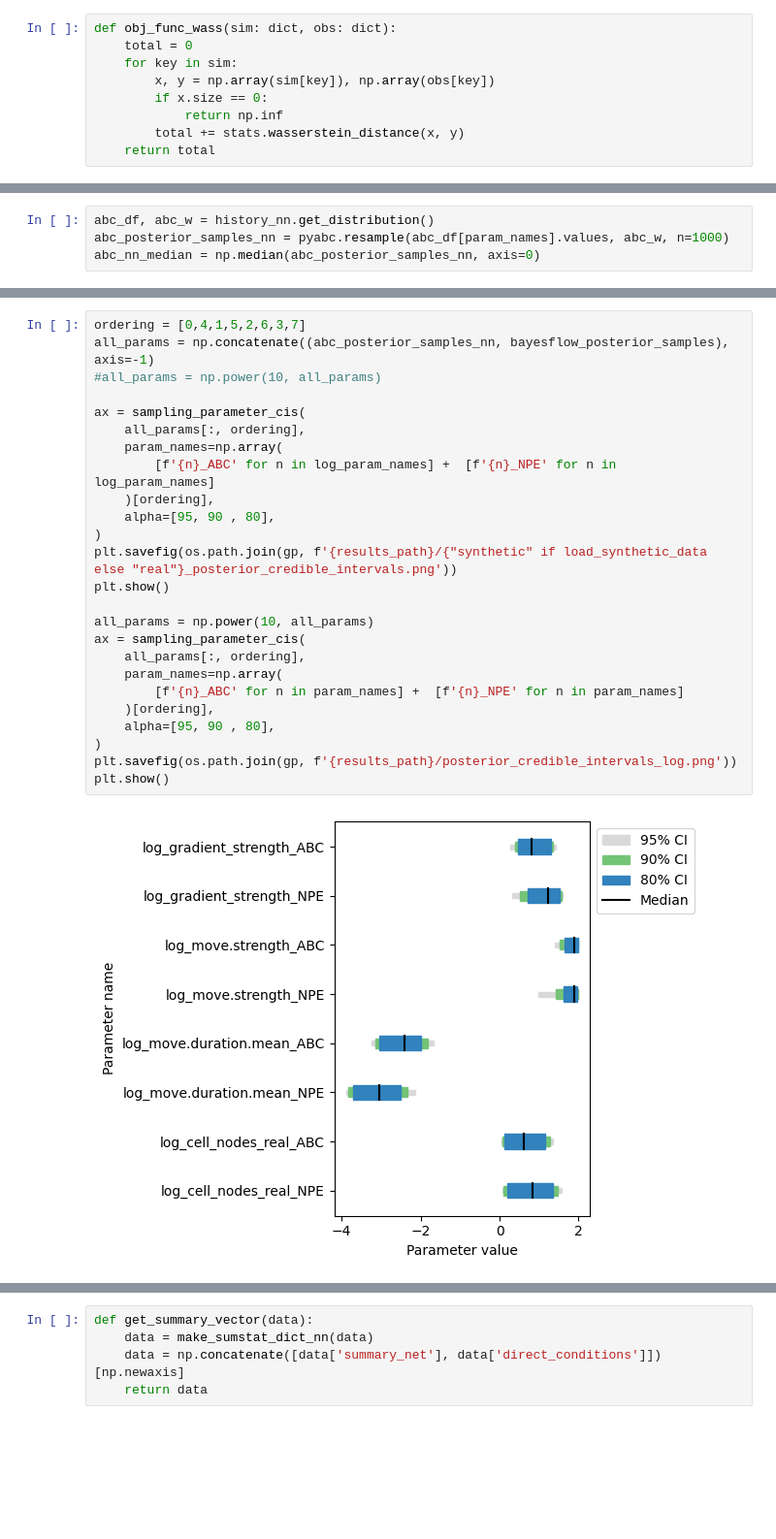
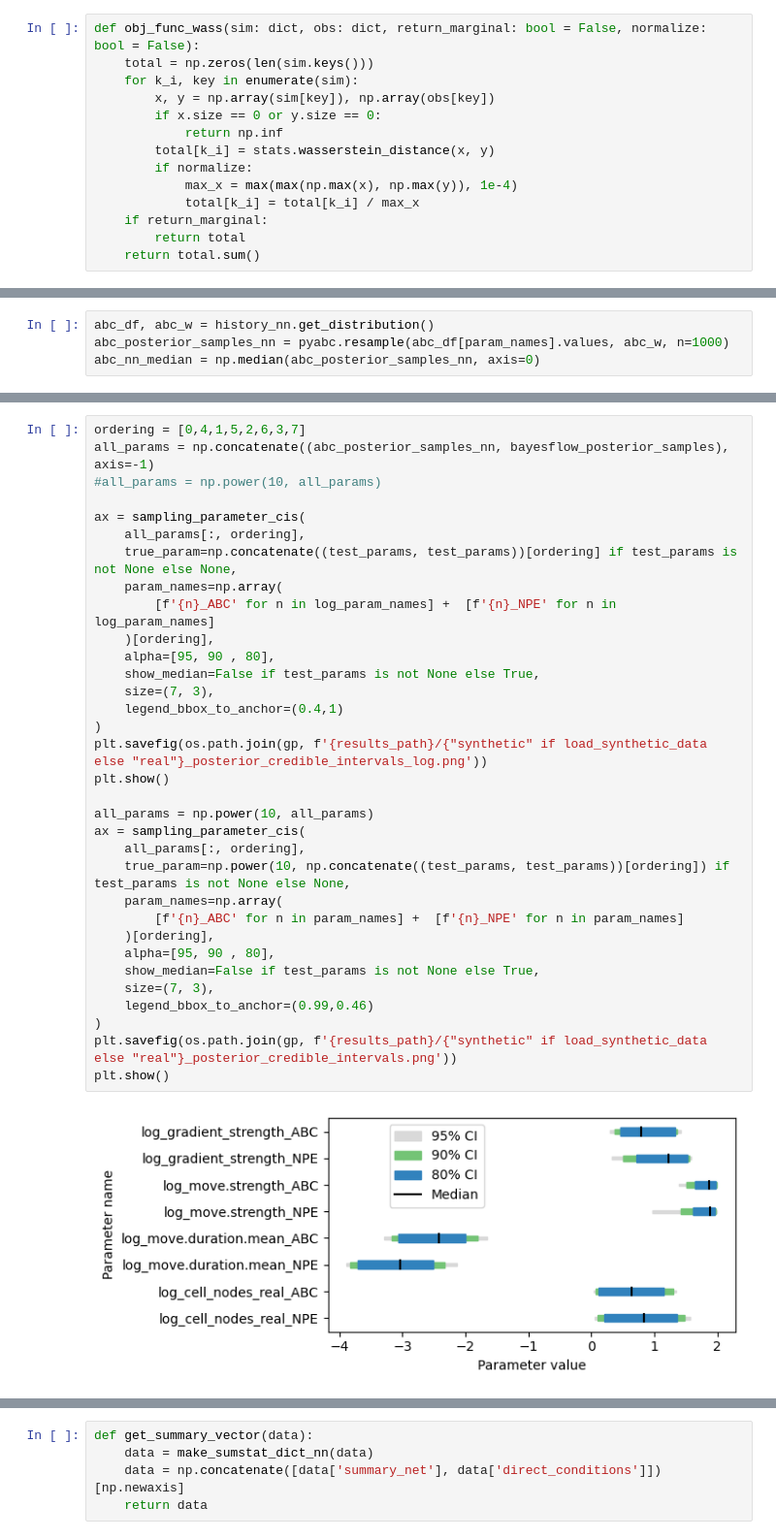
Before and after one commit to arrjon/CellMigration, a Jupyter notebook: synth_data_params_bayesflow/cell_migration_pyabc.ipynb, the cells around one changed output, grey strips where cells are left out. Shown at 97% size. Drawn from its saved outputs; the diff is of its cells as text; blank space fills up the shorter version.

Commit message:
update plots

```diff
--- a/synth_data_params_bayesflow/cell_migration_pyabc.ipynb
+++ b/synth_data_params_bayesflow/cell_migration_pyabc.ipynb
@@ -205,14 +195,19 @@ prior_draws = np.array([list(prior.rvs().values()) for _ in range(1000)])
 # %% [markdown]
 ## ABC with Wasserstein distance
 # %%
-def obj_func_wass(sim: dict, obs: dict):
-    total = 0
-    for key in sim:
+def obj_func_wass(sim: dict, obs: dict, return_marginal: bool = False, normalize: bool = False):
+    total = np.zeros(len(sim.keys()))
+    for k_i, key in enumerate(sim):
         x, y = np.array(sim[key]), np.array(obs[key])
-        if x.size == 0:
+        if x.size == 0 or y.size == 0:
             return np.inf
-        total += stats.wasserstein_distance(x, y)
-    return total
+        total[k_i] = stats.wasserstein_distance(x, y)
+        if normalize:
+            max_x = max(max(np.max(x), np.max(y)), 1e-4)
+            total[k_i] = total[k_i] / max_x
+    if return_marginal:
+        return total
+    return total.sum()
 # %%
 #redis_sampler = RedisEvalParallelSampler(host=args.ip, port=args.port,
 #                                         adapt_look_ahead_proposal=False,
@@ -529,27 +517,35 @@ plt.show()
 # %%
 ordering = [0,4,1,5,2,6,3,7]
 all_params = np.concatenate((abc_posterior_samples_nn, bayesflow_posterior_samples), axis=-1)
 #all_params = np.power(10, all_params)
 
 ax = sampling_parameter_cis(
     all_params[:, ordering],
+    true_param=np.concatenate((test_params, test_params))[ordering] if test_params is not None else None,
     param_names=np.array(
         [f'{n}_ABC' for n in log_param_names] +  [f'{n}_NPE' for n in log_param_names]
     )[ordering],
     alpha=[95, 90 , 80],
+    show_median=False if test_params is not None else True,
+    size=(7, 3),
+    legend_bbox_to_anchor=(0.4,1)
 )
-plt.savefig(os.path.join(gp, f'{results_path}/{"synthetic" if load_synthetic_data else "real"}_posterior_credible_intervals.png'))
+plt.savefig(os.path.join(gp, f'{results_path}/{"synthetic" if load_synthetic_data else "real"}_posterior_credible_intervals_log.png'))
 plt.show()
 
 all_params = np.power(10, all_params)
 ax = sampling_parameter_cis(
     all_params[:, ordering],
+    true_param=np.power(10, np.concatenate((test_params, test_params))[ordering]) if test_params is not None else None,
     param_names=np.array(
         [f'{n}_ABC' for n in param_names] +  [f'{n}_NPE' for n in param_names]
     )[ordering],
     alpha=[95, 90 , 80],
+    show_median=False if test_params is not None else True,
+    size=(7, 3),
+    legend_bbox_to_anchor=(0.99,0.46)
 )
-plt.savefig(os.path.join(gp, f'{results_path}/posterior_credible_intervals_log.png'))
+plt.savefig(os.path.join(gp, f'{results_path}/{"synthetic" if load_synthetic_data else "real"}_posterior_credible_intervals.png'))
 plt.show()
 # %% [output]
-[figure, old version]
+[figure, new version]
```
Also changed, not shown: parts of 27 cells of this notebook, 48 other files.
